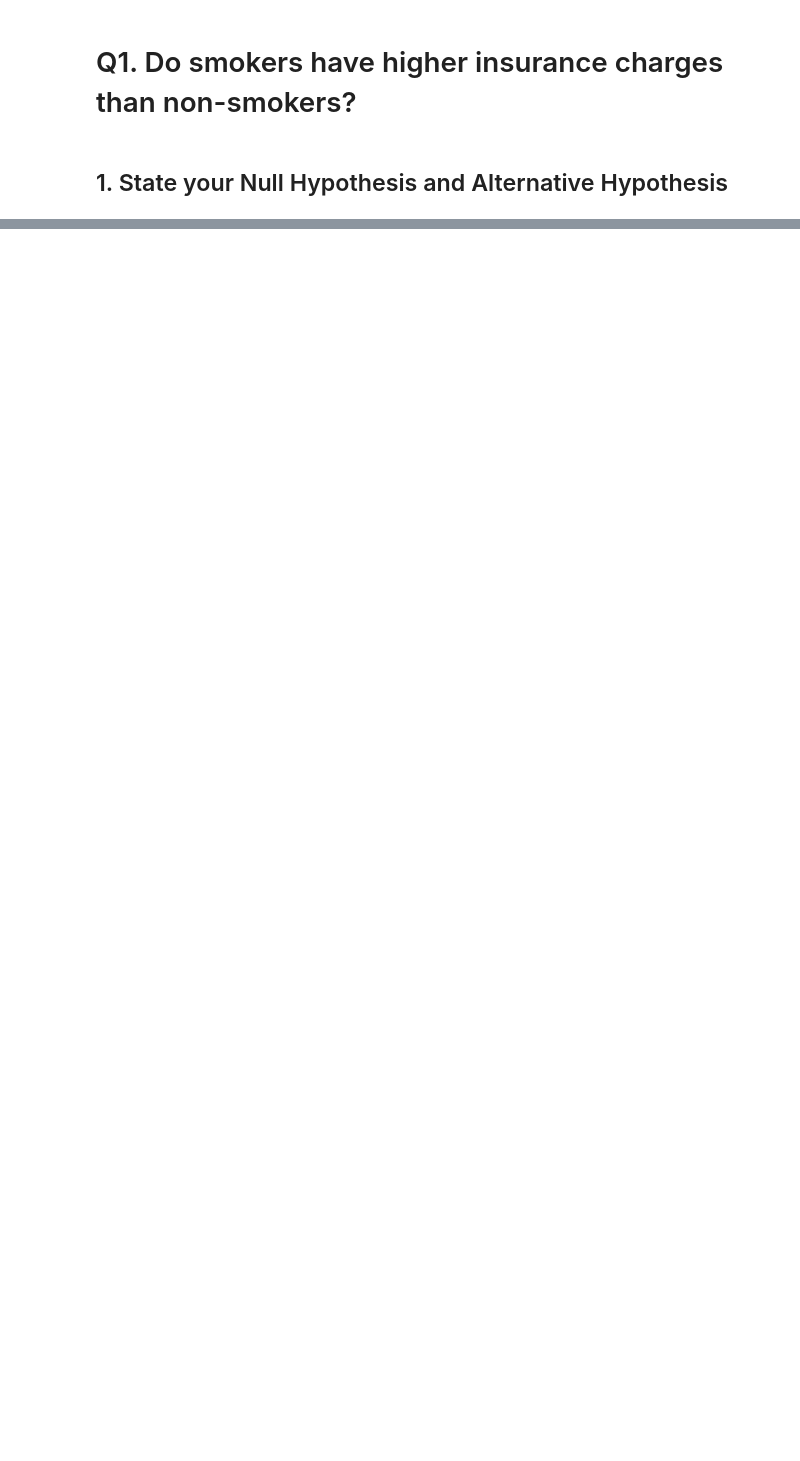
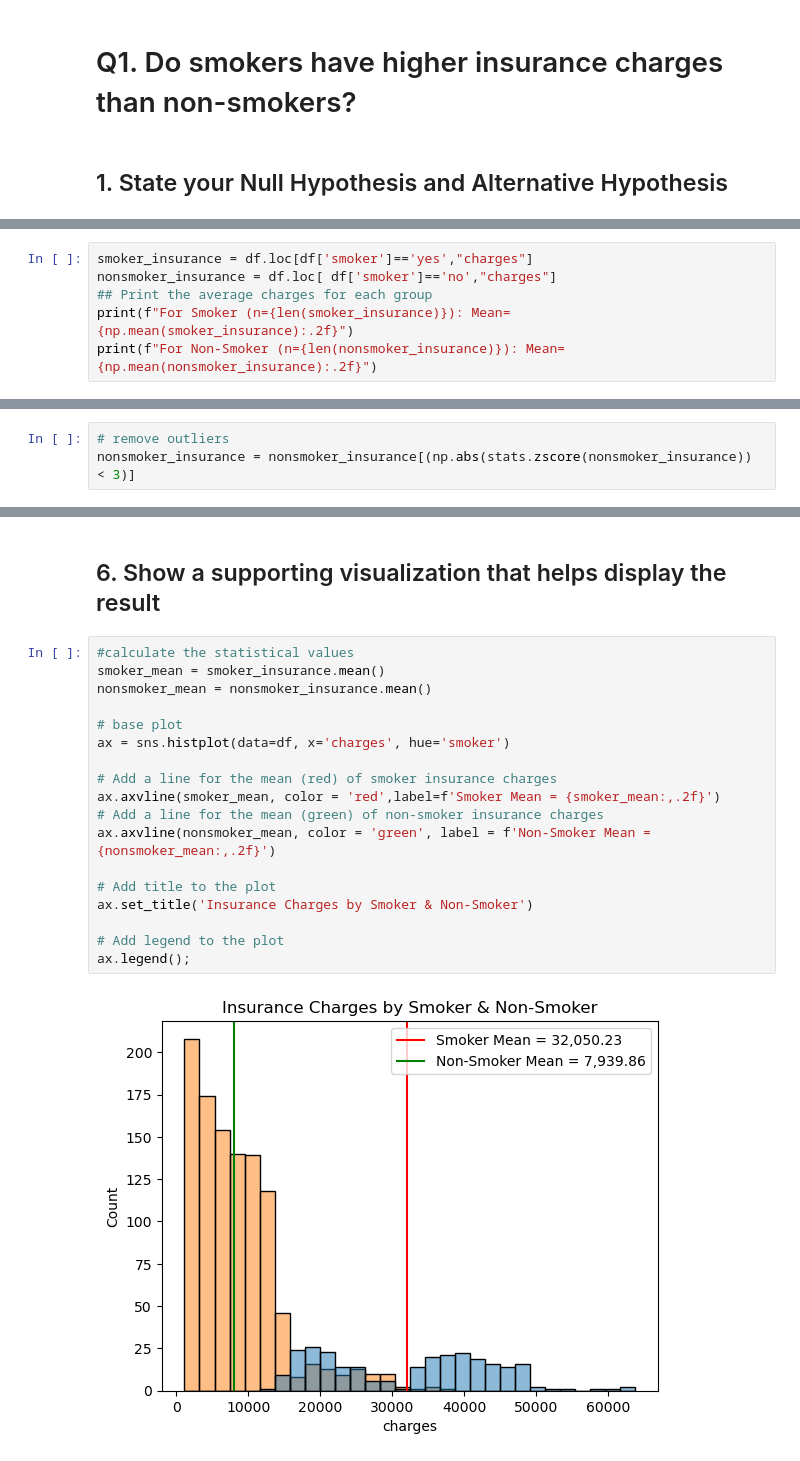
Before and after one commit to ericakitano/data-enrichment-week-15-core-assignment-2---Hypothesis-Testing-with-Insurance-Data, a Jupyter notebook: Hypothesis Testing with Insurance Data (Core).ipynb, the cells around one changed output, grey strips where cells are left out. Drawn from its saved outputs; the diff is of its cells as text; blank space fills up the shorter version.

```diff
--- a/Hypothesis Testing with Insurance Data (Core).ipynb
+++ b/Hypothesis Testing with Insurance Data (Core).ipynb
@@ -28,0 +68,6 @@ Alternative Hypothesis: Smokers have higher insurance charges than non-smokers.
+# %%
+smoker_insurance = df.loc[df['smoker']=='yes',"charges"]
+nonsmoker_insurance = df.loc[ df['smoker']=='no',"charges"]
+## Print the average charges for each group
+print(f"For Smoker (n={len(smoker_insurance)}): Mean={np.mean(smoker_insurance):.2f}")
+print(f"For Non-Smoker (n={len(nonsmoker_insurance)}): Mean={np.mean(nonsmoker_insurance):.2f}")
@@ -28,0 +95,3 @@ Alternative Hypothesis: Smokers have higher insurance charges than non-smokers.
+# %%
+# remove outliers
+nonsmoker_insurance = nonsmoker_insurance[(np.abs(stats.zscore(nonsmoker_insurance)) < 3)]
@@ -28,0 +140,22 @@ Alternative Hypothesis: Smokers have higher insurance charges than non-smokers.
+# %% [markdown]
+## 6. Show a supporting visualization that helps display the result
+# %%
+#calculate the statistical values
+smoker_mean = smoker_insurance.mean()
+nonsmoker_mean = nonsmoker_insurance.mean()
+
+# base plot
+ax = sns.histplot(data=df, x='charges', hue='smoker')
+
+# Add a line for the mean (red) of smoker insurance charges
+ax.axvline(smoker_mean, color = 'red',label=f'Smoker Mean = {smoker_mean:,.2f}')
+# Add a line for the mean (green) of non-smoker insurance charges
+ax.axvline(nonsmoker_mean, color = 'green', label = f'Non-Smoker Mean = {nonsmoker_mean:,.2f}')
+
+# Add title to the plot
+ax.set_title('Insurance Charges by Smoker & Non-Smoker')
+
+# Add legend to the plot
+ax.legend();
+# %% [output]
+[figure, added]
```
Also changed, not shown: parts of 25 cells of this notebook.
